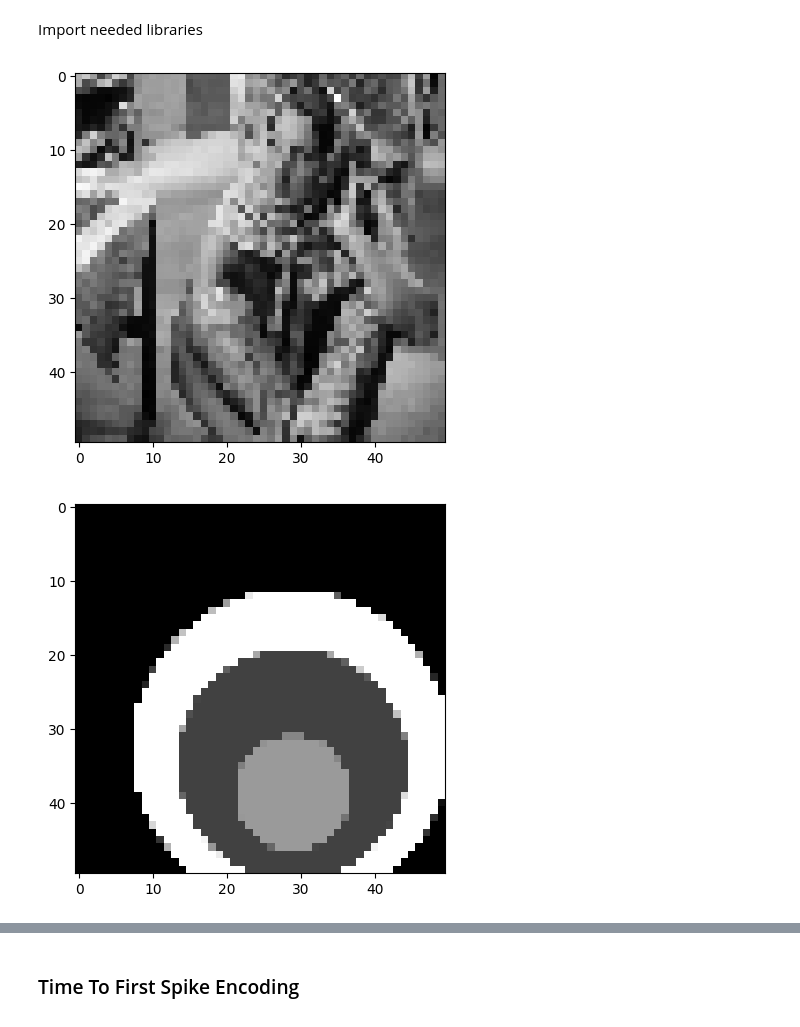
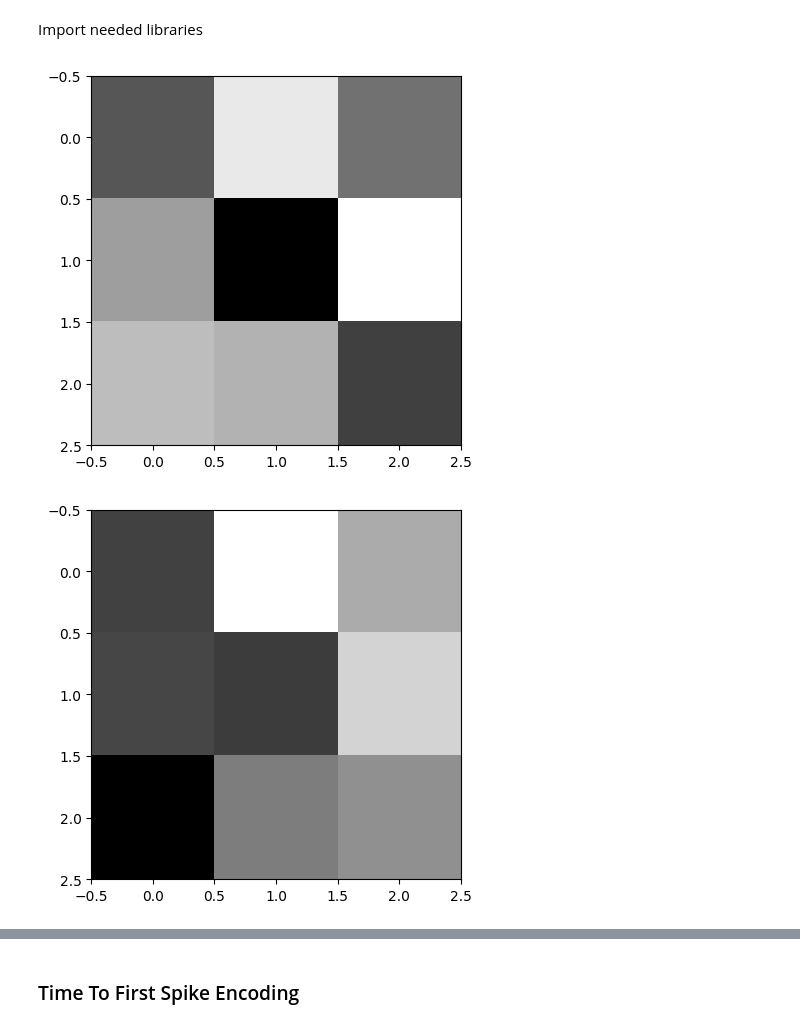
Before and after one commit to nrgsghanei2001/ComputationalNeuroScience, a Jupyter notebook: Encoding_and_Learning_STDP_RSTDP/main.ipynb, the cells around one changed output, grey strips where cells are left out. Saved outputs shown, nothing was run; the diff lists cells and outputs as text; code cells hidden in the pictures.

```diff
--- a/Encoding_and_Learning_STDP_RSTDP/main.ipynb
+++ b/Encoding_and_Learning_STDP_RSTDP/main.ipynb
@@ -40,14 +40,14 @@ def raster_plot(spikes):
     plt.ylabel("Neurons")
     plt.show()
 # %%
-img1 = image_to_vec('images/barb.tif', (50, 50))
+img1 = image_to_vec('images/barb.tif', (3, 3))
 show_image(img1)
-img2 = image_to_vec('images/circles.tif', (50, 50))
-show_image(img2)
-img3 = image_to_vec('images/lena1.tif', (50, 50))
+# img2 = image_to_vec('images/circles.tif', (3, 3))
+# show_image(img2)
+img3 = image_to_vec('images/lena1.tif', (3, 3))
 show_image(img3)
-img4 = image_to_vec('images/library.tif', (50, 50))
-show_image(img4)
+# img4 = image_to_vec('images/library.tif', (50, 50))
+# show_image(img4)
 # %% [output]
-[figure, old version]
+[figure, new version]
-[figure, old version]
+[figure, new version]
```
Also changed, not shown: parts of 17 cells of this notebook, 4 other files.
